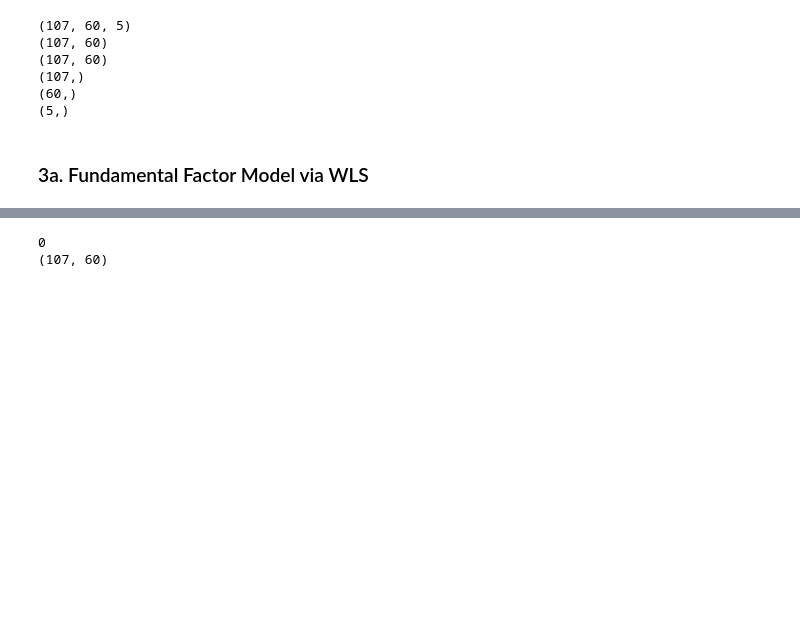
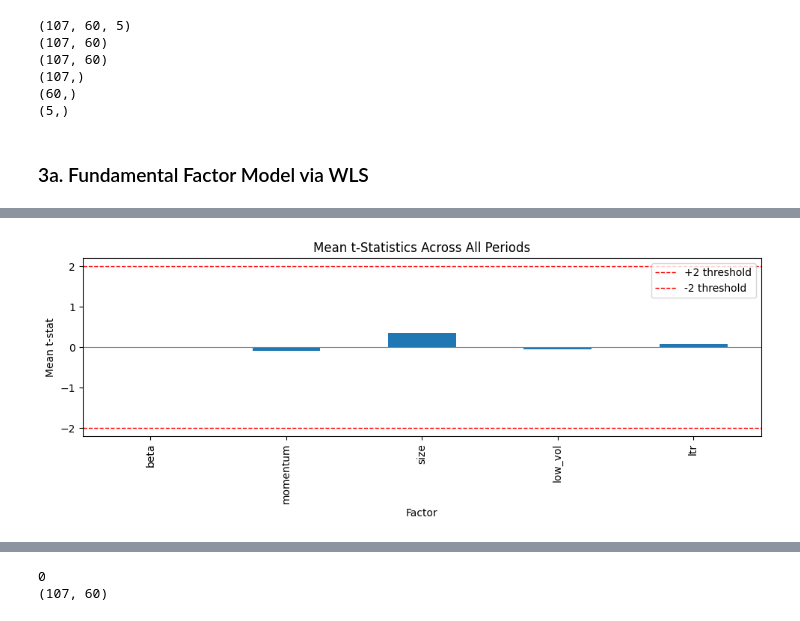
Before and after one commit to gy623/Cross-Sectional-Factor-Model-of-Asset-Returns, a Jupyter notebook: factor_model.ipynb, the cells around one changed output, grey strips where cells are left out. Cells and saved outputs as stored; diff of their text form; code cells hidden in the pictures; blank space fills up the shorter version.

```diff
--- a/factor_model.ipynb
+++ b/factor_model.ipynb
@@ -523,0 +486,85 @@ plt.tight_layout()
+# %%
+# =========================
+# Plot 1 — Mean t-statistics
+# =========================
+fig1, ax1 = plt.subplots(figsize=(10, 4))
+
+t_stats_A.mean().plot(kind="bar", ax=ax1)
+
+ax1.axhline(2, color="red", linestyle="--", linewidth=1, label="+2 threshold")
+ax1.axhline(-2, color="red", linestyle="--", linewidth=1, label="-2 threshold")
+ax1.axhline(0, color="grey", linestyle="-", linewidth=0.8)
+
+ax1.set_title("Mean t-Statistics Across All Periods")
+ax1.set_ylabel("Mean t-stat")
+ax1.set_xlabel("Factor")
+ax1.legend()
+
+fig1.tight_layout()
+fig1.savefig("outputs/mean_tstats.png", dpi=300, bbox_inches="tight")
+
+plt.show()
+
+
+# =========================
+# Plot 2 — R² time series
+# =========================
+fig2, ax2 = plt.subplots(figsize=(10, 4))
+
+R2_A.plot(ax=ax2)
+
+ax2.fill_between(
+    R2_A.index,
+    0,
+    R2_A.values,
+    alpha=0.15,
+    color="steelblue"
+)
+
+ax2.axhline(
+    R2_A.mean(),
+    color="red",
+    linestyle="--",
+    linewidth=1,
+    label=f"Mean R² = {R2_A.mean():.4f}"
+)
+
+ax2.set_title("Cross-Sectional R² per Period (WLS)")
+ax2.set_ylabel("R²")
+ax2.set_xlabel("Date")
+ax2.set_ylim(0, 1)
+ax2.legend()
+
+fig2.tight_layout()
+fig2.savefig("outputs/r2_timeseries.png", dpi=300, bbox_inches="tight")
+
+plt.show()
+
+
+# =========================
+# Plot 3 — Cumulative factor returns
+# =========================
+cumulative = 100 * (1 + factor_returns_A).cumprod()
+
+fig3, ax3 = plt.subplots(figsize=(10, 4))
+
+for col in cumulative.columns:
+    cumulative[col].plot(
+        ax=ax3,
+        linewidth=1.2,
+        label=col
+    )
+
+ax3.axhline(100, color="grey", linestyle="--", linewidth=0.8)
+
+ax3.set_title("Cumulative Factor Returns (WLS)")
+ax3.set_ylabel("Growth of $100")
+ax3.set_xlabel("Date")
+ax3.legend(loc="upper left")
+
+fig3.tight_layout()
+fig3.savefig("outputs/cumulative_factor_returns.png", dpi=300, bbox_inches="tight")
+
+plt.show()
+# %% [output]
+[figure, added]
```
Also changed, not shown: parts of 24 cells of this notebook, 27 other files.
